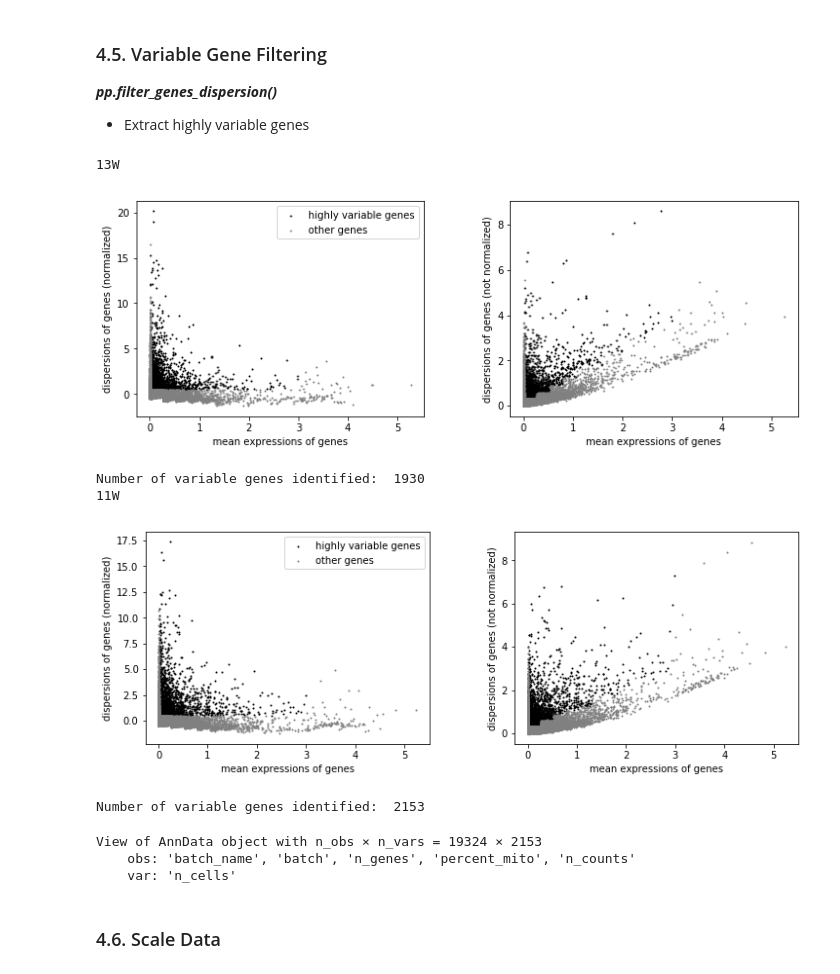
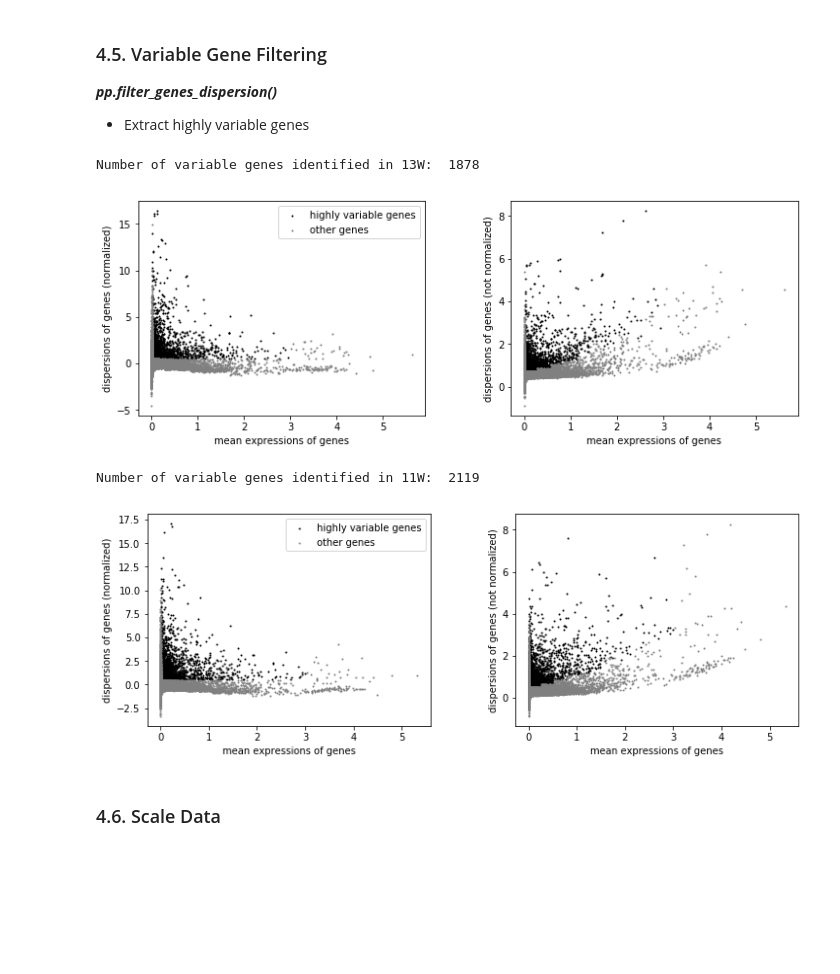
Before and after one commit to henrygong/trajectories, a Jupyter notebook: cardiomyocyte_classification/scanpy_HoC.ipynb, the cells around one changed output. Drawn from its saved outputs; the diff is of its cells as text; code cells hidden in the pictures; blank space fills up the shorter version.

```diff
--- a/cardiomyocyte_classification/scanpy_HoC.ipynb
+++ b/cardiomyocyte_classification/scanpy_HoC.ipynb
@@ -169,9 +169,9 @@ low_thrsh_genes = 50
 # %%
 mito_filtered_cell_dict = copy.deepcopy(filtered_cell_dict)
 for key in mito_filtered_cell_dict.keys():
-    mito_filtered_cell_dict[key][mito_filtered_cell_dict[key].obs['n_genes']< up_thrsh_genes, :]
-    mito_filtered_cell_dict[key][mito_filtered_cell_dict[key].obs['n_genes']>low_thrsh_genes, :]
-    mito_filtered_cell_dict[key][mito_filtered_cell_dict[key].obs['n_genes']<thrsh_mito, :]
+    mito_filtered_cell_dict[key] = mito_filtered_cell_dict[key][mito_filtered_cell_dict[key].obs['n_genes']< up_thrsh_genes, :]
+    mito_filtered_cell_dict[key] = mito_filtered_cell_dict[key][mito_filtered_cell_dict[key].obs['n_genes']>low_thrsh_genes, :]
+    mito_filtered_cell_dict[key] = mito_filtered_cell_dict[key][mito_filtered_cell_dict[key].obs['percent_mito']<thrsh_mito, :]
 # %% [markdown]
 ### 4.4. Cell Normalization
 
@@ -185,7 +185,8 @@ cell_counts = 1e4
 # %%
 normalized_mito_filtered_cell_dict = copy.deepcopy(mito_filtered_cell_dict)
 for key in normalized_mito_filtered_cell_dict.keys():
-    sc.pp.normalize_per_cell(normalized_mito_filtered_cell_dict[key], counts_per_cell_after=cell_counts)
+    sc.pp.normalize_per_cell(normalized_mito_filtered_cell_dict[key],\
+                             counts_per_cell_after=cell_counts)
 # %% [markdown]
 ### 4.5. Variable Gene Filtering
 
@@ -193,26 +194,20 @@ for key in normalized_mito_filtered_cell_dict.keys():
 
 - Extract highly variable genes
 # %%
-variable_gene_filtered_cell_dict = copy.deepcopy(mito_filtered_cell_dict)
+variable_gene_filtered_cell_dict = copy.deepcopy(normalized_mito_filtered_cell_dict)
+gene_dispersion_dict = {}
 for key in variable_gene_filtered_cell_dict.keys():
-    filtered_cell = sc.pp.filter_genes_dispersion(variable_gene_filtered_cell_dict[key].X, min_mean=0.0125, max_mean=3, min_disp=0.5)
-    print(key)
-    sc.pl.filter_genes_dispersion(filtered_cell)
-    variable_gene_filtered_cell_dict[key] = variable_gene_filtered_cell_dict[key][:, filtered_cell.gene_subset]
-    print('Number of variable genes identified: ',sum(filtered_cell.gene_subset))
+
+    gene_dispersion_dict[key] = sc.pp.filter_genes_dispersion(variable_gene_filtered_cell_dict[key].X, min_mean=0.0125, max_mean=3, min_disp=0.5)
+    variable_gene_filtered_cell_dict[key] = variable_gene_filtered_cell_dict[key][:, gene_dispersion_dict[key].gene_subset]
+
+    print('Number of variable genes identified in ' + key + ': ', sum(gene_dispersion_dict[key].gene_subset))
+    sc.pl.filter_genes_dispersion(gene_dispersion_dict[key])
 # %% [output]
-13W
+Number of variable genes identified in 13W:  1878
-[figure, old version]
+[figure, new version]
-Number of variable genes identified:  1930
-11W
+Number of variable genes identified in 11W:  2119
-[figure, old version]
+[figure, new version]
-Number of variable genes identified:  2153
-# %%
-variable_gene_filtered_cell_dict['11W']
-# %% [output]
-View of AnnData object with n_obs × n_vars = 19324 × 2153
-    obs: 'batch_name', 'batch', 'n_genes', 'percent_mito', 'n_counts'
-    var: 'n_cells'
 # %% [markdown]
 ### 4.6. Scale Data
 # %%
```
Also changed, not shown: parts of 6 cells of this notebook.
